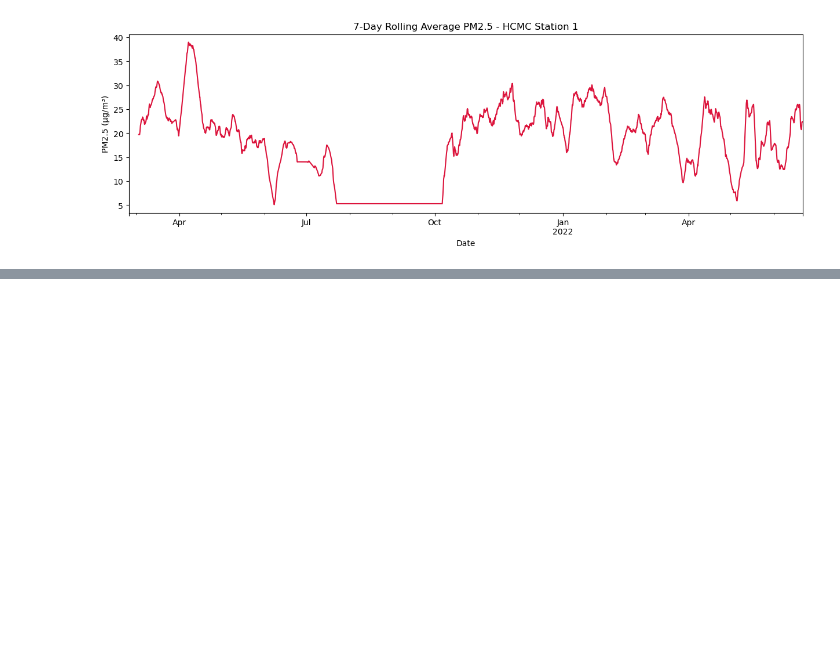
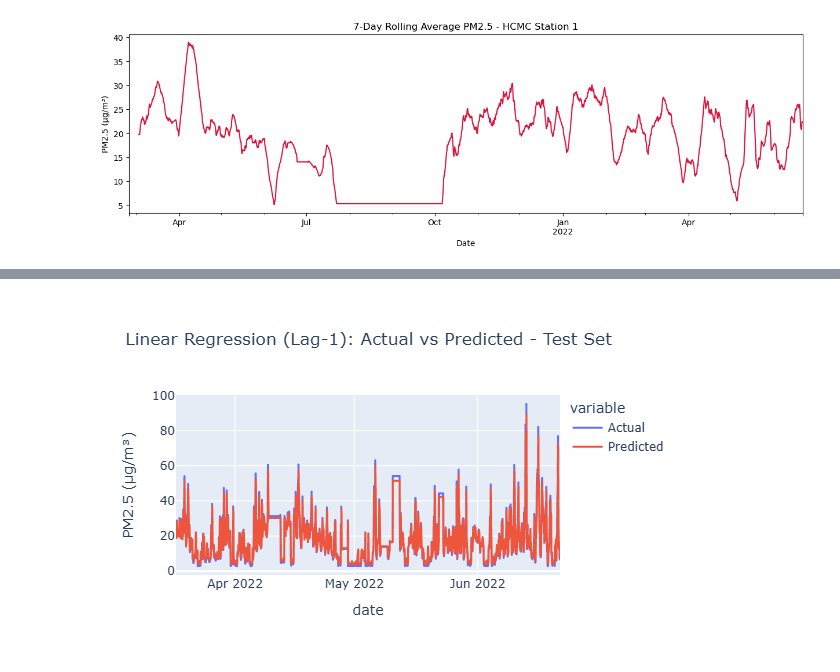
Before and after one commit to AJ-MH/Data-Science-Machine-Learning, a Jupyter notebook: hcmc-air-quality-forecasting/hcmc_air_quality_forecasting.ipynb, the cells around one changed output, grey strips where cells are left out. Drawn from its saved outputs; the diff is of its cells as text; code cells hidden in the pictures; blank space fills up the shorter version.

```diff
--- a/hcmc-air-quality-forecasting/hcmc_air_quality_forecasting.ipynb
+++ b/hcmc-air-quality-forecasting/hcmc_air_quality_forecasting.ipynb
@@ -242,0 +328,11 @@ plt.show()
+# %%
+# Visualise predictions vs actuals on test set
+df_pred_lr = pd.DataFrame({
+    'Actual': y_test,
+    'Predicted': lr_model.predict(X_test)
+})
+fig = px.line(df_pred_lr, labels={'value': 'PM2.5 (µg/m³)'},
+              title='Linear Regression (Lag-1): Actual vs Predicted - Test Set')
+fig.show()
+# %% [output]
+[figure, added]
```
Also changed, not shown: parts of 9 cells of this notebook.
